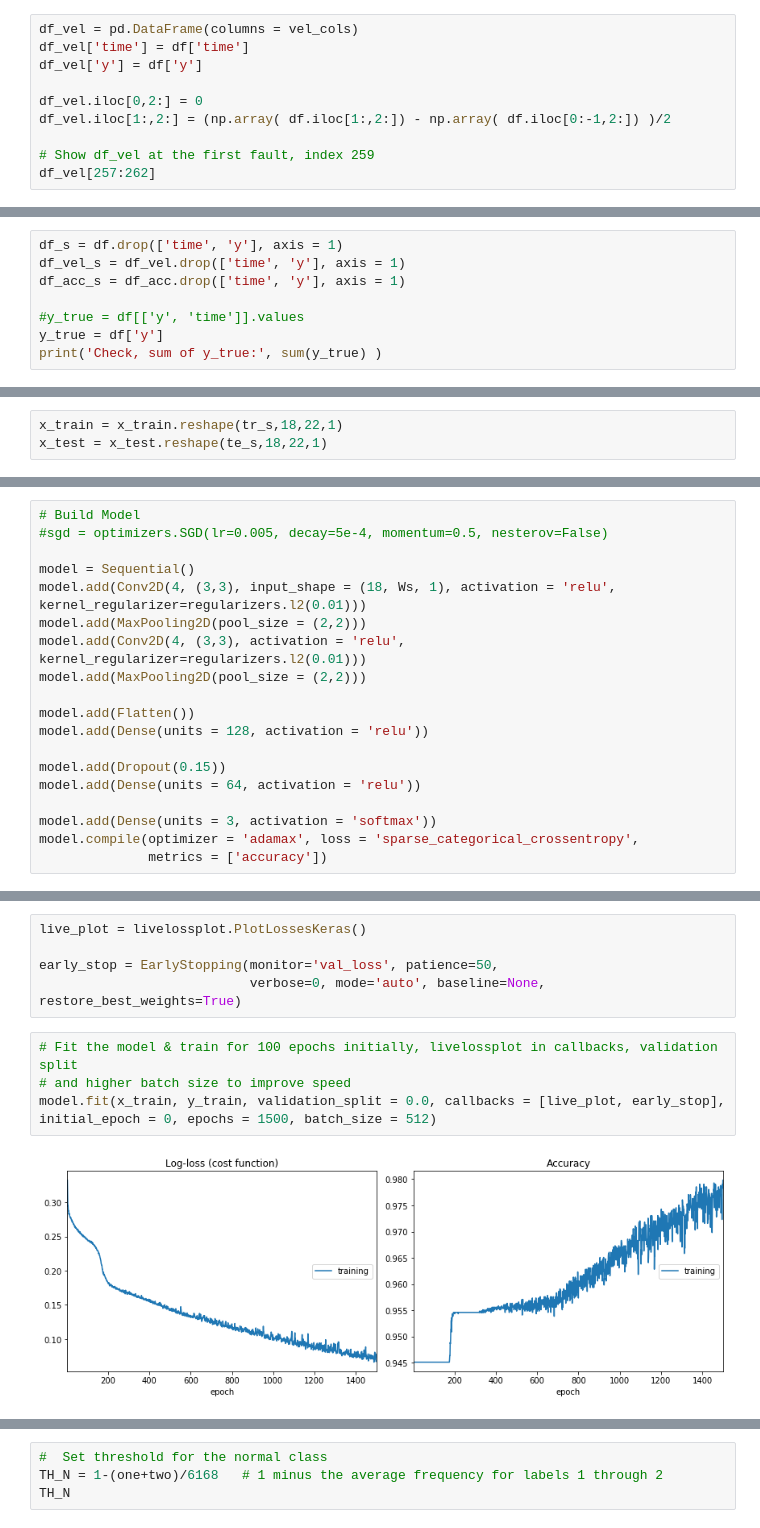
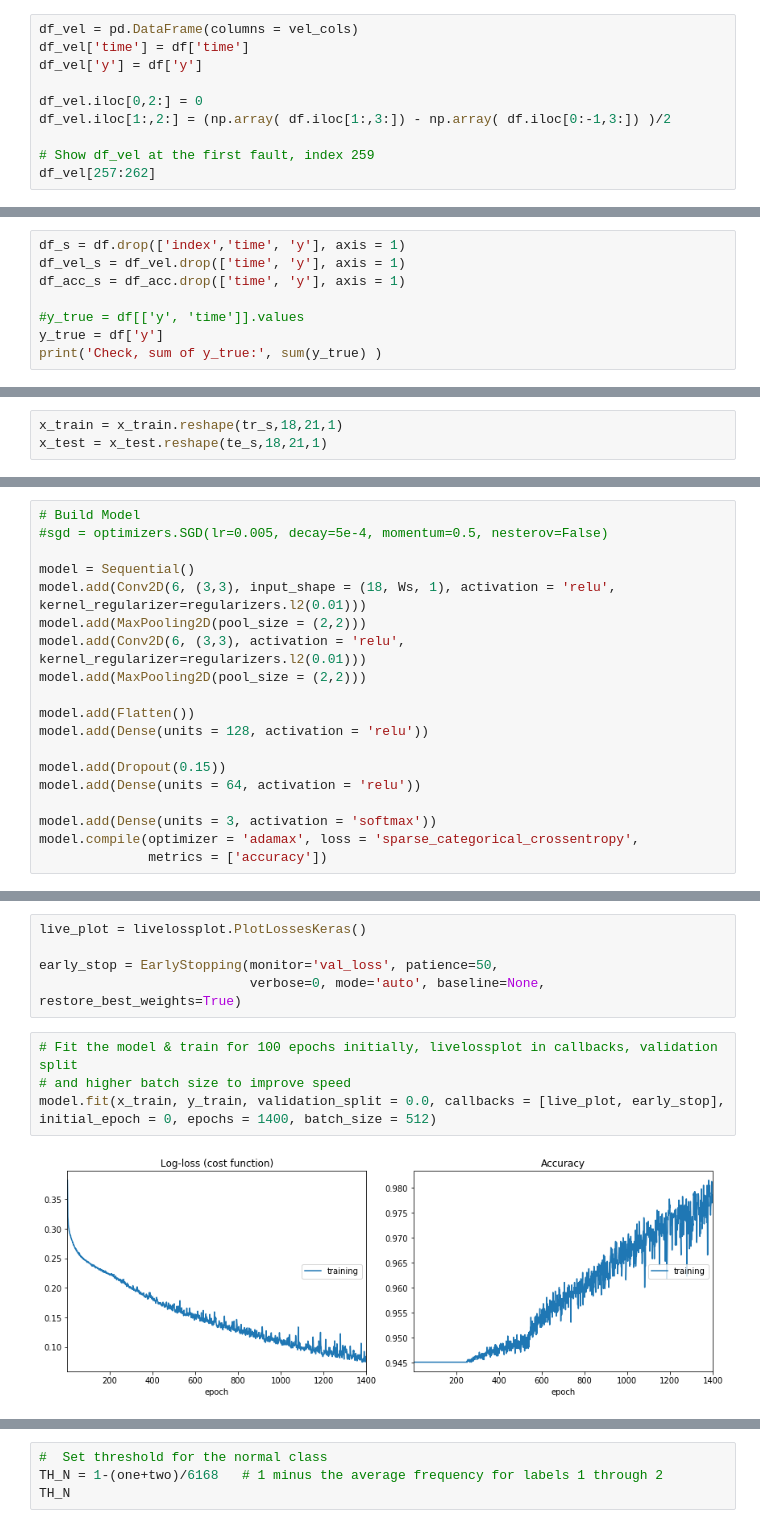
Before and after one commit to dvbckle/Process-Fault-Identification-with-CNN, a Jupyter notebook: Paper_Machine_Sheet_Break_Subset96-3Class_w_Dates_Adamax.ipynb, the cells around one changed output, grey strips where cells are left out. Cells and saved outputs as stored; diff of their text form.

```diff
--- a/Paper_Machine_Sheet_Break_Subset96-3Class_w_Dates_Adamax.ipynb
+++ b/Paper_Machine_Sheet_Break_Subset96-3Class_w_Dates_Adamax.ipynb
@@ -283,7 +291,7 @@ df_vel['time'] = df['time']
 df_vel['y'] = df['y']
 
 df_vel.iloc[0,2:] = 0
-df_vel.iloc[1:,2:] = (np.array( df.iloc[1:,2:]) - np.array( df.iloc[0:-1,2:]) )/2
+df_vel.iloc[1:,2:] = (np.array( df.iloc[1:,3:]) - np.array( df.iloc[0:-1,3:]) )/2
 
 # Show df_vel at the first fault, index 259
 df_vel[257:262]
@@ -385,7 +393,7 @@ image_count, (sum(df['y']) - len(dfy2[dfy2['gaps']<=5]) )
 # %% [markdown]
 #### Drop the time and y value from the df, df_vel, and df_acc. Then scale the three df's.
 # %%
-df_s = df.drop(['time', 'y'], axis = 1)
+df_s = df.drop(['index','time', 'y'], axis = 1)
 df_vel_s = df_vel.drop(['time', 'y'], axis = 1)
 df_acc_s = df_acc.drop(['time', 'y'], axis = 1)
 
@@ -589,6 +597,6 @@ x_tr.shape, x_te.shape
 # %%
-x_train = x_train.reshape(tr_s,18,22,1)
-x_test = x_test.reshape(te_s,18,22,1)
+x_train = x_train.reshape(tr_s,18,21,1)
+x_test = x_test.reshape(te_s,18,21,1)
 # %% [markdown]
 #### Adjust the CNN input to -0.5 to +0.5
 # %%
@@ -656,9 +664,9 @@ def Train_Test_Time_Plot(tracks, actual_tr, pred_tr, prob_tr, Indx_tr, actual_te
 #sgd = optimizers.SGD(lr=0.005, decay=5e-4, momentum=0.5, nesterov=False)
 
 model = Sequential()
-model.add(Conv2D(4, (3,3), input_shape = (18, Ws, 1), activation = 'relu', kernel_regularizer=regularizers.l2(0.01)))
+model.add(Conv2D(6, (3,3), input_shape = (18, Ws, 1), activation = 'relu', kernel_regularizer=regularizers.l2(0.01)))
 model.add(MaxPooling2D(pool_size = (2,2)))
-model.add(Conv2D(4, (3,3), activation = 'relu', kernel_regularizer=regularizers.l2(0.01)))
+model.add(Conv2D(6, (3,3), activation = 'relu', kernel_regularizer=regularizers.l2(0.01)))
 model.add(MaxPooling2D(pool_size = (2,2)))
 
 model.add(Flatten())
@@ -685,7 +693,7 @@ early_stop = EarlyStopping(monitor='val_loss', patience=50,
 # %%
 # Fit the model & train for 100 epochs initially, livelossplot in callbacks, validation split
 # and higher batch size to improve speed
-model.fit(x_train, y_train, validation_split = 0.0, callbacks = [live_plot, early_stop], initial_epoch = 0, epochs = 1500, batch_size = 512)
+model.fit(x_train, y_train, validation_split = 0.0, callbacks = [live_plot, early_stop], initial_epoch = 0, epochs = 1400, batch_size = 512)
 # %% [output]
-[figure, old version]
+[figure, new version]
 Log-loss (cost function):
```
Also changed, not shown: parts of 54 cells of this notebook, 5 other files.
